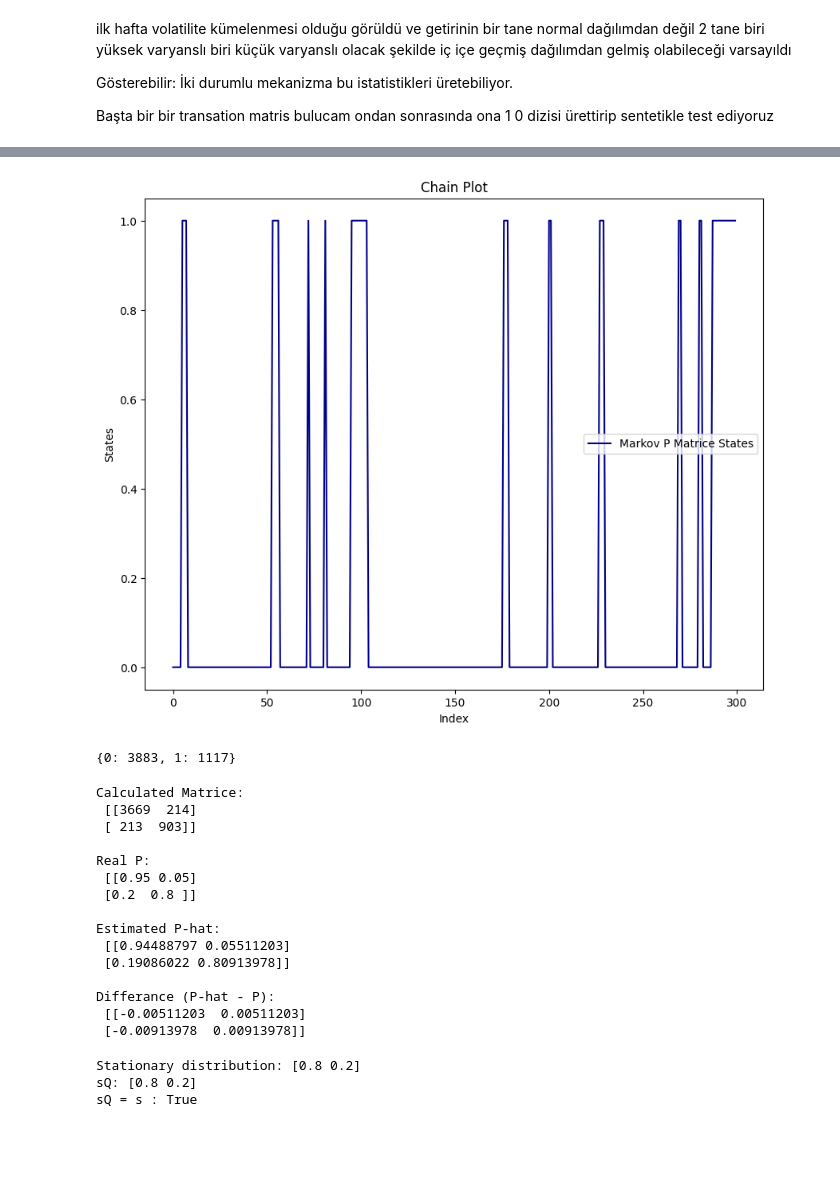
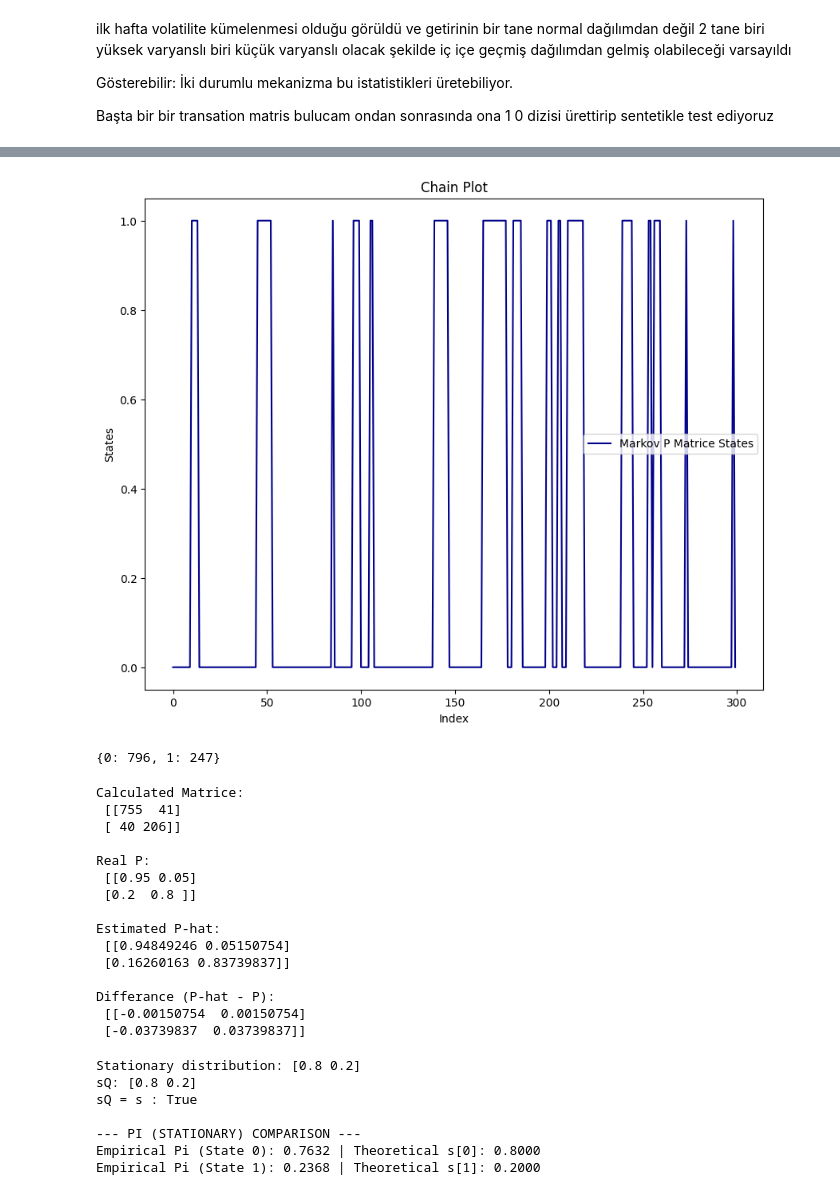
Before and after one commit to Vielash/Regime_Switch, a Jupyter notebook: S2/markov_02.ipynb, the cells around one changed output, grey strips where cells are left out. Drawn from its saved outputs; the diff is of its cells as text; code cells hidden in the pictures; blank space fills up the shorter version.

```diff
--- a/S2/markov_02.ipynb
+++ b/S2/markov_02.ipynb
@@ -55,24 +278,27 @@ def simulate_chain(P,n,s0,rng):
 
     return states
 # %%
-state_chain = simulate_chain(P_matrice, 5000, 0, rng)
+spy_weekly_data = pd.read_csv("../data/customized_spy_data_2000-2019.csv")
+spy_data_size = len(spy_weekly_data["Log_Return"].dropna())
+
+state_chain_1042 = simulate_chain(P_matrice, spy_data_size, 0, rng)
 
 plt.figure(figsize=(10,8))
-plt.plot(range(300), state_chain[:300], label = "Markov P Matrice States", color = "darkblue")
+plt.plot(range(300), state_chain_1042[:300], label = "Markov P Matrice States", color = "darkblue")
 plt.title("Chain Plot")
 plt.xlabel("Index")
 plt.ylabel("States")
 plt.legend()
 plt.show()
-states, counts = np.unique(state_chain, return_counts=True)
+states, counts = np.unique(state_chain_1042, return_counts=True)
 count_result = dict(zip(states.tolist(), counts.tolist()))
 print(count_result)
 # %% [output]
-[figure, old version]
+[figure, new version]
-{0: 3883, 1: 1117}
+{0: 796, 1: 247}
 # %%
-today = state_chain[:-1]
-tomorrow = state_chain[1:]
+today = state_chain_1042[:-1]
+tomorrow = state_chain_1042[1:]
 N00 = np.sum((today == 0 ) & (tomorrow==0 ))
 N01 = np.sum((today == 0 ) & (tomorrow == 1))
 N10 = np.sum((today == 1) & (tomorrow == 0))
@@ -90,20 +316,20 @@ print("\nEstimated P-hat:\n", P_hat)
 print("\nDifferance (P-hat - P):\n", P_hat - P_matrice)
 # %% [output]
 Calculated Matrice:
- [[3669  214]
- [ 213  903]]
+ [[755  41]
+ [ 40 206]]
 
 Real P:
  [[0.95 0.05]
  [0.2  0.8 ]]
 
 Estimated P-hat:
- [[0.94488797 0.05511203]
- [0.19086022 0.80913978]]
+ [[0.94849246 0.05150754]
+ [0.16260163 0.83739837]]
 
 Differance (P-hat - P):
- [[-0.00511203  0.00511203]
- [-0.00913978  0.00913978]]
+ [[-0.00150754  0.00150754]
+ [-0.03739837  0.03739837]]
 # %%
 #Stationary Distributionu bulma
 
@@ -123,10 +349,20 @@ s = np.linalg.solve(A,b)
 print("Stationary distribution:", s)
 print("sQ:", s @ P_matrice)
 print("sQ = s :", np.allclose(s @ P_matrice, s))
+
+
+n_1042 = len(state_chain_1042)
+print("\n--- PI (STATIONARY) COMPARISON ---")
+print(f"Empirical Pi (State 0): {count_result[0]/n_1042:.4f} | Theoretical s[0]: {s[0]:.4f}")
+print(f"Empirical Pi (State 1): {count_result[1]/n_1042:.4f} | Theoretical s[1]: {s[1]:.4f}")
 # %% [output]
 Stationary distribution: [0.8 0.2]
 sQ: [0.8 0.2]
 sQ = s : True
+
+--- PI (STATIONARY) COMPARISON ---
+Empirical Pi (State 0): 0.7632 | Theoretical s[0]: 0.8000
+Empirical Pi (State 1): 0.2368 | Theoretical s[1]: 0.2000
 # %%
 #Ortalama Rejim kalım süresi geometrik hesaplanır çünkü mantıken düşündüğümüzde rejimin bir duruma gelmesi geometrik dağılır 0. rejimdeysek 1 e geçme olasılıgımız kaç denenin sonunda geçtiğimiz geometrik dağılımın sorusudur.
 #X ~ Geom(p) ise E(X) = 1/1-pii dir proof omitted. pii - > rejimde kalma , 1-pii rejimdden cıkma
```
Also changed, not shown: parts of 16 cells of this notebook, 23 other files.
